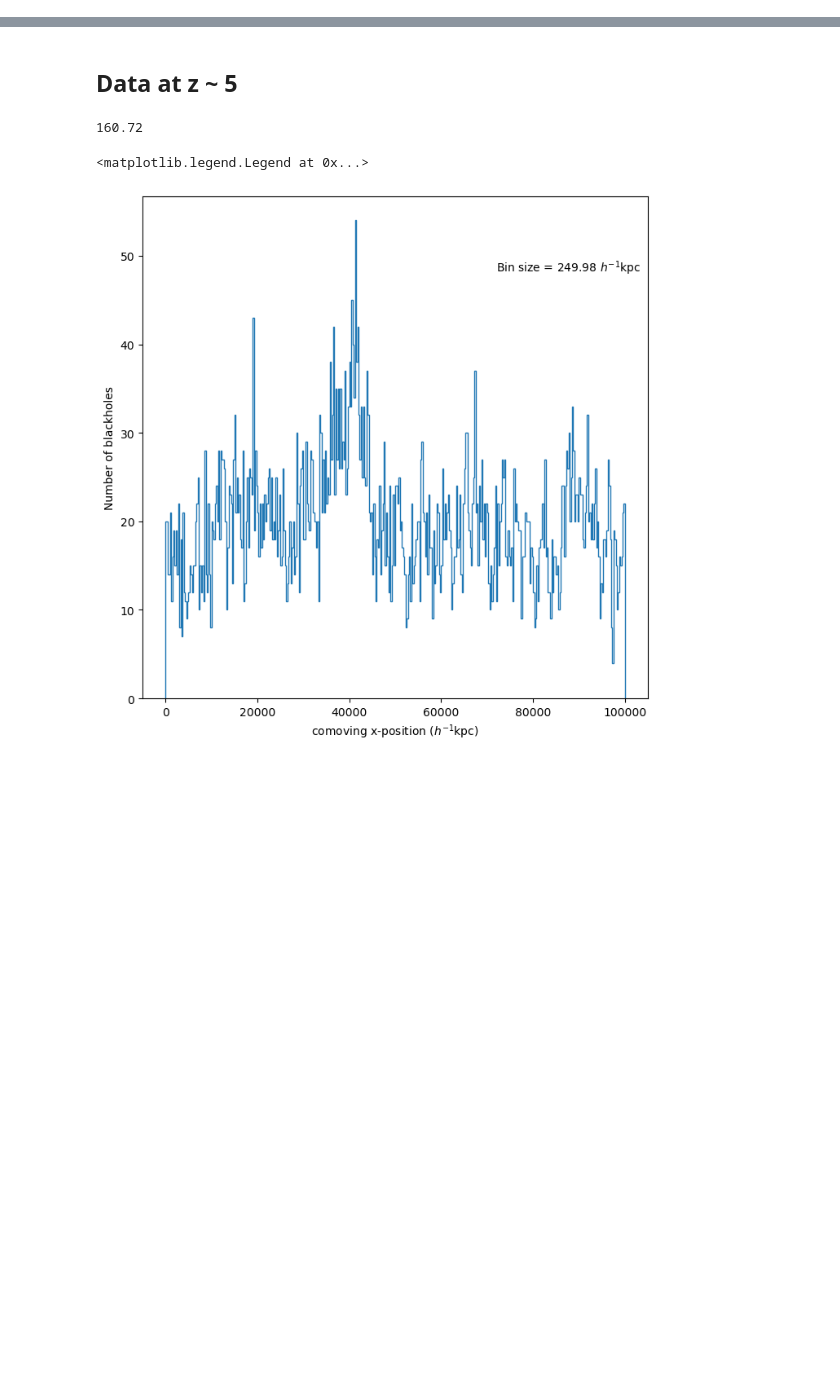
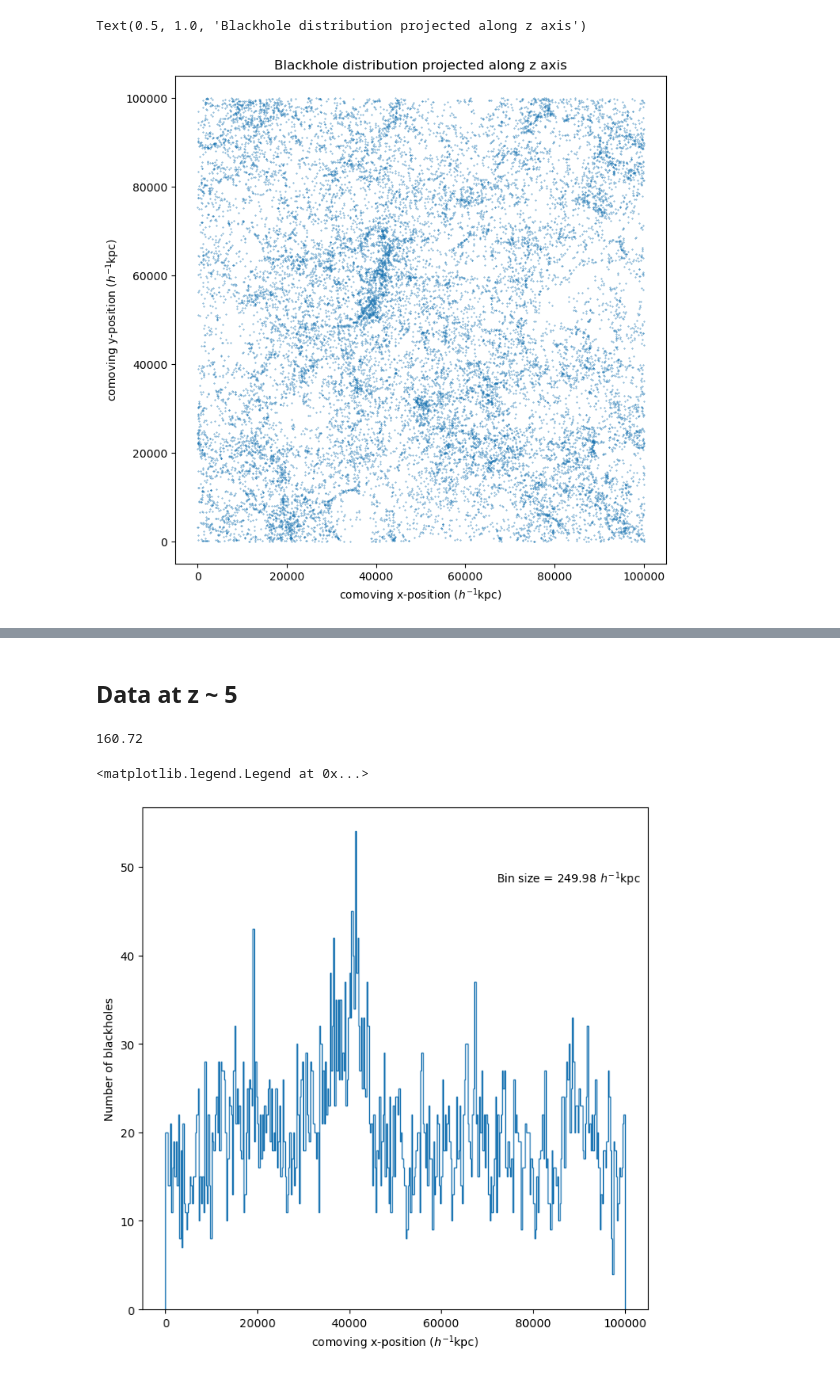
Before and after one commit to VibinRam/DP2, a Jupyter notebook: Codes/Clustering_simulation/MBIIdatacorr.ipynb, the cells around one changed output, grey strips where cells are left out. Saved outputs shown, nothing was run; the diff lists cells and outputs as text; code cells hidden in the pictures; blank space fills up the shorter version.

```diff
--- a/Codes/Clustering_simulation/MBIIdatacorr.ipynb
+++ b/Codes/Clustering_simulation/MBIIdatacorr.ipynb
@@ -121,3 +127,12 @@ ax.legend()
+# %%
+fig, ax = plt.subplots(figsize = (8,8))
+ax.scatter(bh_pos_x, bh_pos_y, s=0.1)
+ax.set_xlabel(r'comoving x-position ($h^{-1}$kpc)')
+ax.set_ylabel(r'comoving y-position ($h^{-1}$kpc)')
+ax.set_title('Blackhole distribution projected along z axis')
+# %% [output]
+Text(0.5, 1.0, 'Blackhole distribution projected along z axis')
+[figure, added]
 # %%
 fig, ax = plt.subplots(figsize = (8,8))
 ax.hist(bh_pos_z, bins=100, histtype='step', density=True, label="MBII blackholes");
```
Also changed, not shown: parts of 4 cells of this notebook, 9 other files.
